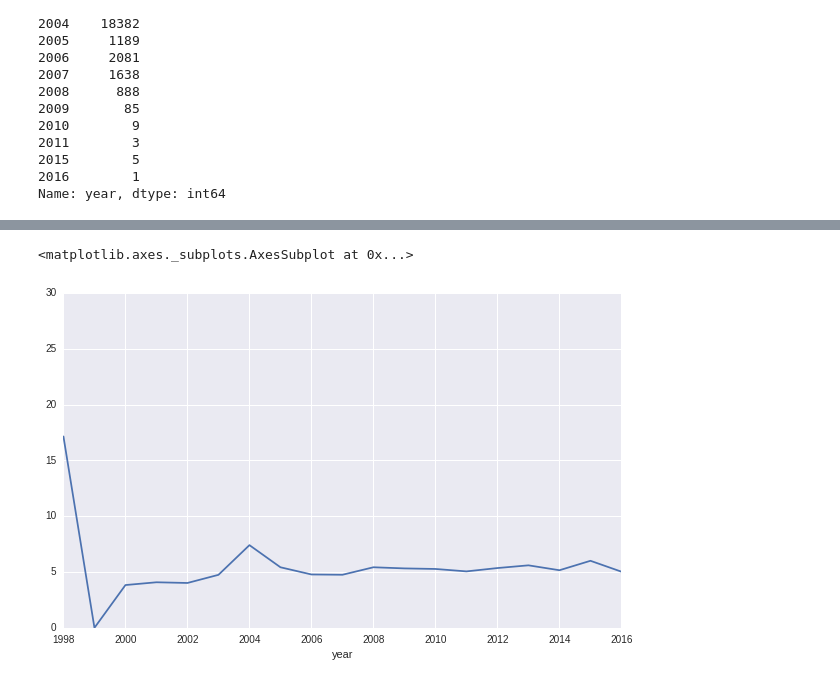
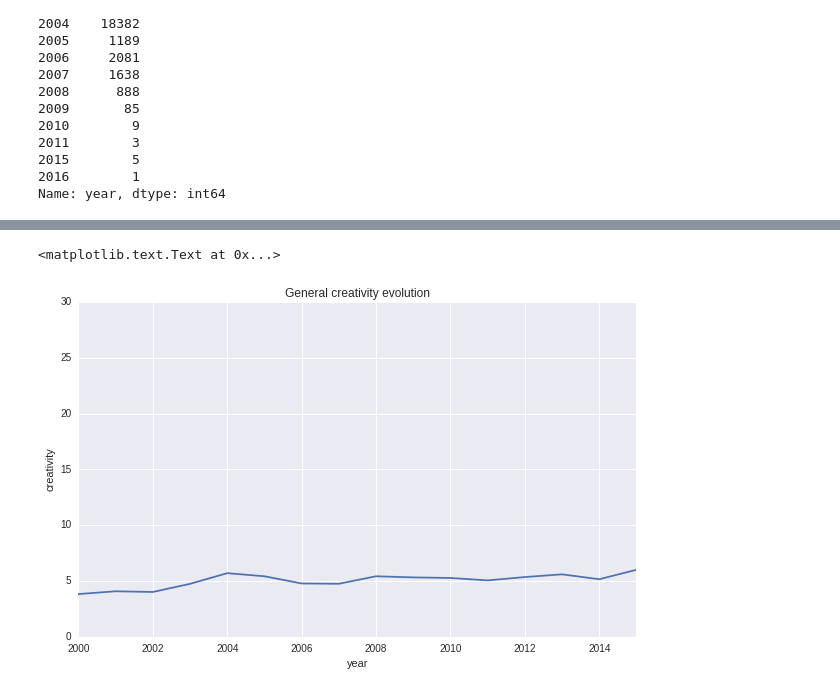
Before and after one commit to mavillard/elbulli, a Jupyter notebook: en-r-allrecipes_and_epicurious_recipes-visualization.ipynb, the cells around one changed output, grey strips where cells are left out. Saved outputs shown, nothing was run; the diff lists cells and outputs as text; code cells hidden in the pictures.

```diff
--- a/en-r-allrecipes_and_epicurious_recipes-visualization.ipynb
+++ b/en-r-allrecipes_and_epicurious_recipes-visualization.ipynb
@@ -92,0 +112,5 @@ Name: year, dtype: int64
+# %%
+raw_recipes_df.drop(
+    raw_recipes_df[raw_recipes_df['source']=='epicurious'] \
+                  [raw_recipes_df['year']==2004] \
+        .sample(17000).index, inplace=True)
@@ -93,10 +171,11 @@ Name: year, dtype: int64
 # %%
 raw_recipes_df.groupby(['year']).mean()['creativity'].plot(
-    xlim=[1998, 2016],
+    xlim=[2000, 2015],
     ylim=[0, 30],
-)
+    title='General creativity evolution',
+).set_ylabel('creativity')
 # %% [output]
-<matplotlib.axes._subplots.AxesSubplot at 0x...>
+<matplotlib.text.Text at 0x...>
-[figure, old version]
+[figure, new version]
 # %%
 raw_recipes_df.groupby(['year']).mean()['creativity'].plot(
```
Also changed, not shown: parts of 12 cells of this notebook.
